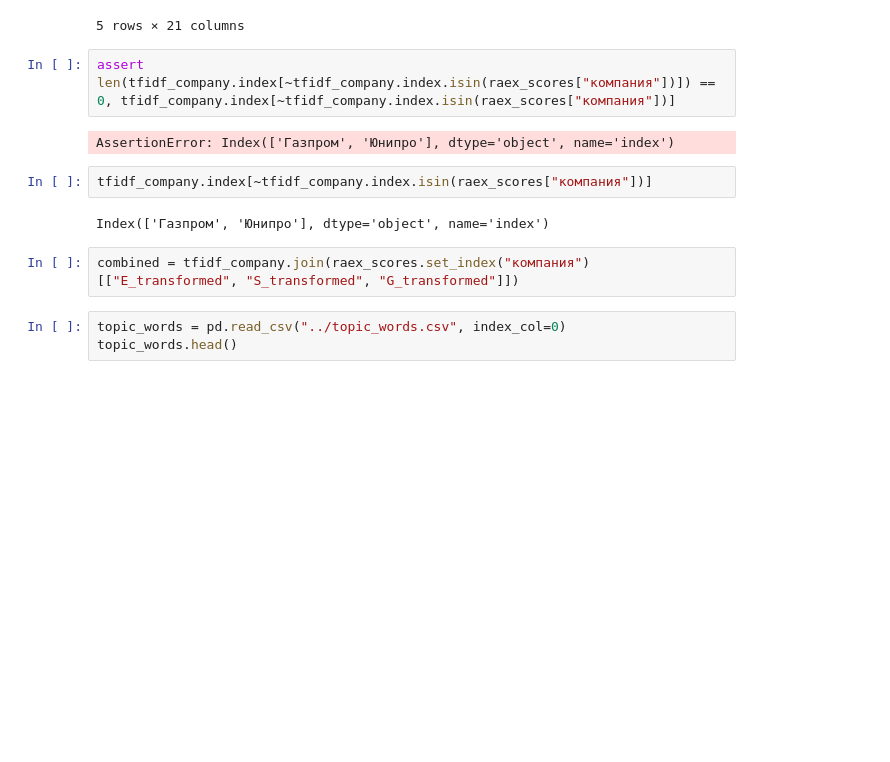
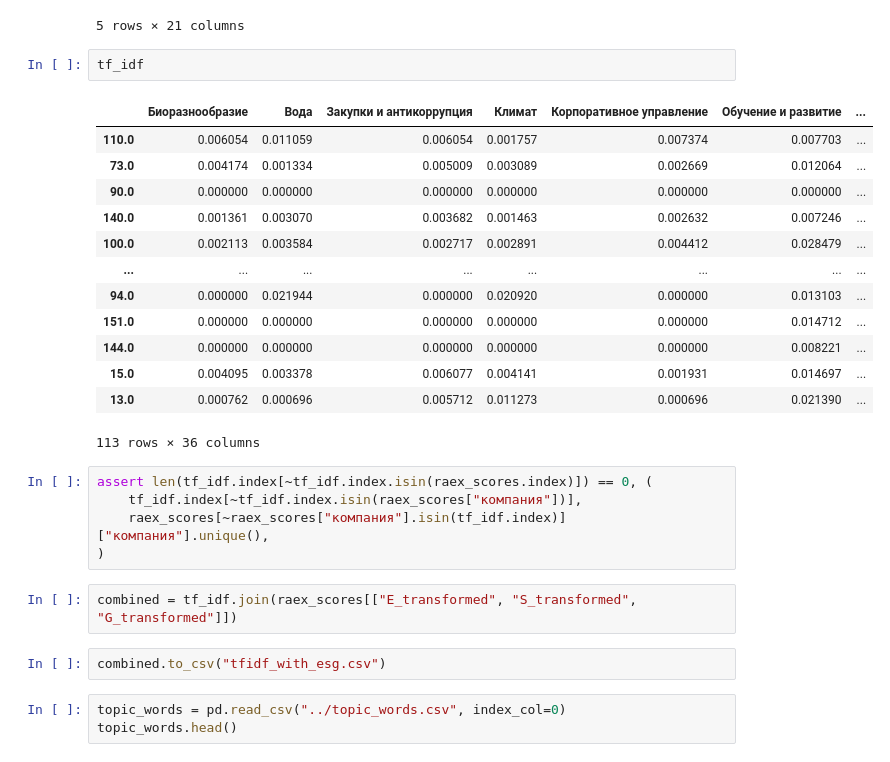
Before and after one commit to tarasovEgor/ESG_Reports, a Jupyter notebook: workflow/workflow.ipynb, the cells around one changed output. Cells and saved outputs as stored; diff of their text form; blank space fills up the shorter version.

```diff
--- a/workflow/workflow.ipynb
+++ b/workflow/workflow.ipynb
@@ -88,16 +87,31 @@ raex_scores.head()
 | 3.0 | 4 | «ЭЛ5-Энерго» | ELFV | Электроэнергетика | A | 9 | BBB | 9 | A | 2 | ... |
 | 4.0 | 5 | «Полиметалл» | POLY | Драгоценные металлы | A | 4 | A | 5 | A | 12 | ... |
 5 rows × 21 columns
-# %%
-assert len(tfidf_company.index[~tfidf_company.index.isin(raex_scores["компания"])]) == 0, tfidf_company.index[~tfidf_company.index.isin(raex_scores["компания"])]
-# %% [output]
-AssertionError: Index(['Газпром', 'Юнипро'], dtype='object', name='index')
-# %%
-tfidf_company.index[~tfidf_company.index.isin(raex_scores["компания"])]
-# %% [output]
-Index(['Газпром', 'Юнипро'], dtype='object', name='index')
+# %%
+tf_idf
+# %% [output]
+|  | Биоразнообразие | Вода | Закупки и антикоррупция | Климат | Корпоративное управление | Обучение и развитие | ... |
+| 110.0 | 0.006054 | 0.011059 | 0.006054 | 0.001757 | 0.007374 | 0.007703 | ... |
+| 73.0 | 0.004174 | 0.001334 | 0.005009 | 0.003089 | 0.002669 | 0.012064 | ... |
+| 90.0 | 0.000000 | 0.000000 | 0.000000 | 0.000000 | 0.000000 | 0.000000 | ... |
+| 140.0 | 0.001361 | 0.003070 | 0.003682 | 0.001463 | 0.002632 | 0.007246 | ... |
+| 100.0 | 0.002113 | 0.003584 | 0.002717 | 0.002891 | 0.004412 | 0.028479 | ... |
+| ... | ... | ... | ... | ... | ... | ... | ... |
+| 94.0 | 0.000000 | 0.021944 | 0.000000 | 0.020920 | 0.000000 | 0.013103 | ... |
+| 151.0 | 0.000000 | 0.000000 | 0.000000 | 0.000000 | 0.000000 | 0.014712 | ... |
+| 144.0 | 0.000000 | 0.000000 | 0.000000 | 0.000000 | 0.000000 | 0.008221 | ... |
+| 15.0 | 0.004095 | 0.003378 | 0.006077 | 0.004141 | 0.001931 | 0.014697 | ... |
+| 13.0 | 0.000762 | 0.000696 | 0.005712 | 0.011273 | 0.000696 | 0.021390 | ... |
+113 rows × 36 columns
+# %%
+assert len(tf_idf.index[~tf_idf.index.isin(raex_scores.index)]) == 0, (
+    tf_idf.index[~tf_idf.index.isin(raex_scores["компания"])],
+    raex_scores[~raex_scores["компания"].isin(tf_idf.index)]["компания"].unique(),
+)
 # %%
-combined = tfidf_company.join(raex_scores.set_index("компания")[["E_transformed", "S_transformed", "G_transformed"]])
+combined = tf_idf.join(raex_scores[["E_transformed", "S_transformed", "G_transformed"]])
+# %%
+combined.to_csv("tfidf_with_esg.csv")
 # %%
 topic_words = pd.read_csv("../topic_words.csv", index_col=0)
 topic_words.head()
```
Also changed, not shown: parts of 35 cells of this notebook, 1 other file.
